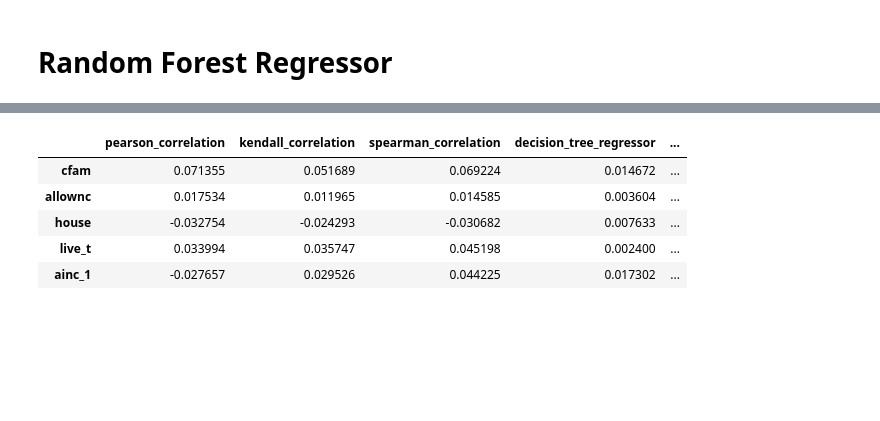
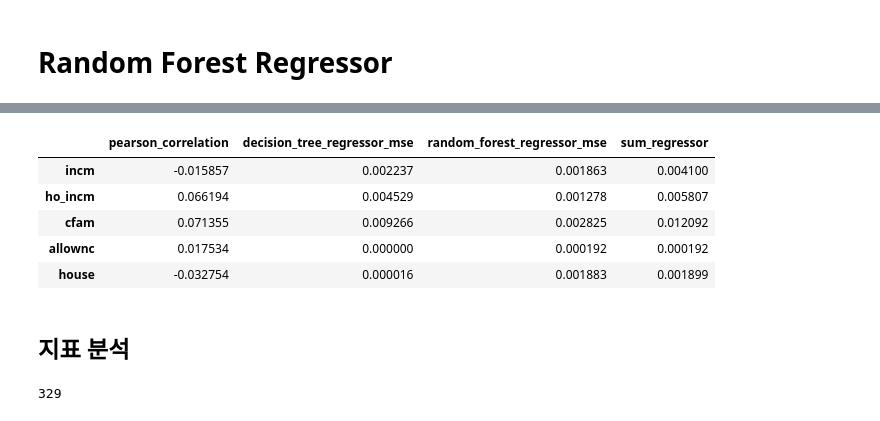
Before and after one commit to zoot0134/kdata_project_2018, a Jupyter notebook: DecisionTreeClassifier_to_pdf_accuracyRate_5(LEE).ipynb, the cells around one changed output, grey strips where cells are left out. Cells and saved outputs as stored; diff of their text form; code cells hidden in the pictures; blank space fills up the shorter version.

```diff
--- a/DecisionTreeClassifier_to_pdf_accuracyRate_5(LEE).ipynb
+++ b/DecisionTreeClassifier_to_pdf_accuracyRate_5(LEE).ipynb
@@ -879,7 +880,7 @@ def addOneHotEncodingColumns(in_df, name) :
 one_hot_df = imp_df.copy(deep=True)
 print(one_hot_df.shape)
 
-one_hot_df = addOneHotEncodingColumns(one_hot_df, nan_df_data.ho_incm.name)
+#one_hot_df = addOneHotEncodingColumns(one_hot_df, nan_df_data.ho_incm.name)
 one_hot_df = addOneHotEncodingColumns(one_hot_df, nan_df_data.edu.name)
 one_hot_df = addOneHotEncodingColumns(one_hot_df, nan_df_data.occp.name)
 one_hot_df = addOneHotEncodingColumns(one_hot_df, nan_df_data.EC_pedu_1.name)
@@ -965,7 +966,7 @@ one_hot_df = addOneHotEncodingColumns(one_hot_df, nan_df_data.BO3_04.name)
 one_hot_df = addOneHotEncodingColumns(one_hot_df, nan_df_data.BO3_12.name)
 one_hot_df = addOneHotEncodingColumns(one_hot_df, nan_df_data.BO3_07.name)
 
-one_hot_df = addOneHotEncodingColumns(one_hot_df, nan_df_data.incm.name)
+#one_hot_df = addOneHotEncodingColumns(one_hot_df, nan_df_data.incm.name)
 one_hot_df = addOneHotEncodingColumns(one_hot_df, nan_df_data.BO3_09.name)
 one_hot_df = addOneHotEncodingColumns(one_hot_df, nan_df_data.BO3_10.name)
 one_hot_df = addOneHotEncodingColumns(one_hot_df, nan_df_data.BD1.name)
@@ -1208,8 +1229,8 @@ X = one_hot_df.columns.drop(Y).tolist()
 # %%
 score_df = pd.DataFrame()
 score_df['pearson_correlation']  = one_hot_df.corr(method='pearson')['HE_MAP']
-score_df['kendall_correlation']  = one_hot_df.corr(method='kendall')['HE_MAP']
-score_df['spearman_correlation'] = one_hot_df.corr(method='spearman')['HE_MAP']
+#score_df['kendall_correlation']  = one_hot_df.corr(method='kendall')['HE_MAP']
+#score_df['spearman_correlation'] = one_hot_df.corr(method='spearman')['HE_MAP']
 score_df = score_df[1:]
-score_df
+score_df.head()
 # %% [output]
@@ -1268,9 +1277,5 @@ for depth in range(one_hot_df.columns.size, 5, -1) :
 
 tmp_df = pd.DataFrame()
 
-dtr_model, dtr_mse = runDTR(X, Y, train_df, test_df, one_hot_df.columns.size-1)
-
-feature_score_list = [ (feature, score) for feature, score in zip(X,dtr_model.feature_importances_) if score > 0.0 ]
-feature_score_list.sort(key = lambda t: t[-1], reverse=True)
-feature_score_list
+dtr_model, dtr_mse = runDTR(X, Y, train_df, test_df)
 # %% [output]
@@ -1326,13 +1329,9 @@ def runRFR(x_name_list, y_name, train_df, test_df, max_depth=None) :
 
     etime = time.time()
 
-    print('손실함수(%s) 소요시간(%s)' % (mse,etime-stime))
+    print('MaxDepth(%s) 손실함수(%s) 소요시간(%s)' % (max_depth,mse,etime-stime))
 
     return model, mse
 
-rfr_model, rfr_mse = runRFR(X, Y, train_df, test_df, one_hot_df.columns.size-1)
-
-feature_score_list = [ (feature, score) for feature, score in zip(X,rfr_model.feature_importances_) if score > 0.0 ]
-feature_score_list.sort(key = lambda t: t[-1], reverse=True)
-feature_score_list
+rfr_model, rfr_mse = runRFR(X, Y, train_df, test_df)
 # %% [output]
@@ -1367,10 +1364,27 @@ score_df.head()
 # %%
-score_df['sum_regressor'] = score_df[[score_df.decision_tree_regressor.name, score_df.random_forest_regressor.name]].sum(axis=1)
+score_df['sum_regressor'] = score_df[[score_df.decision_tree_regressor_mse.name, score_df.random_forest_regressor_mse.name]].sum(axis=1)
 score_df.head()
 # %% [output]
-|  | pearson_correlation | kendall_correlation | spearman_correlation | decision_tree_regressor | ... |
-| cfam | 0.071355 | 0.051689 | 0.069224 | 0.014672 | ... |
-| allownc | 0.017534 | 0.011965 | 0.014585 | 0.003604 | ... |
-| house | -0.032754 | -0.024293 | -0.030682 | 0.007633 | ... |
-| live_t | 0.033994 | 0.035747 | 0.045198 | 0.002400 | ... |
-| ainc_1 | -0.027657 | 0.029526 | 0.044225 | 0.017302 | ... |
+|  | pearson_correlation | decision_tree_regressor_mse | random_forest_regressor_mse | sum_regressor |
+| incm | -0.015857 | 0.002237 | 0.001863 | 0.004100 |
+| ho_incm | 0.066194 | 0.004529 | 0.001278 | 0.005807 |
+| cfam | 0.071355 | 0.009266 | 0.002825 | 0.012092 |
+| allownc | 0.017534 | 0.000000 | 0.000192 | 0.000192 |
+| house | -0.032754 | 0.000016 | 0.001883 | 0.001899 |
+# %% [markdown]
+## 지표 분석
+# %%
+encoding_str = '_ONE_'
+uniq_names = {}
+
+for index_name in score_df.index :
+    uniq_name = index_name
+
+    if encoding_str in uniq_name :
+        uniq_name = uniq_name.split(encoding_str)[0]
+
+    uniq_names.setdefault(uniq_name, []).append(index_name)
+
+print(len(uniq_names))
+# %% [output]
+329
```
Also changed, not shown: parts of 19 cells of this notebook.
